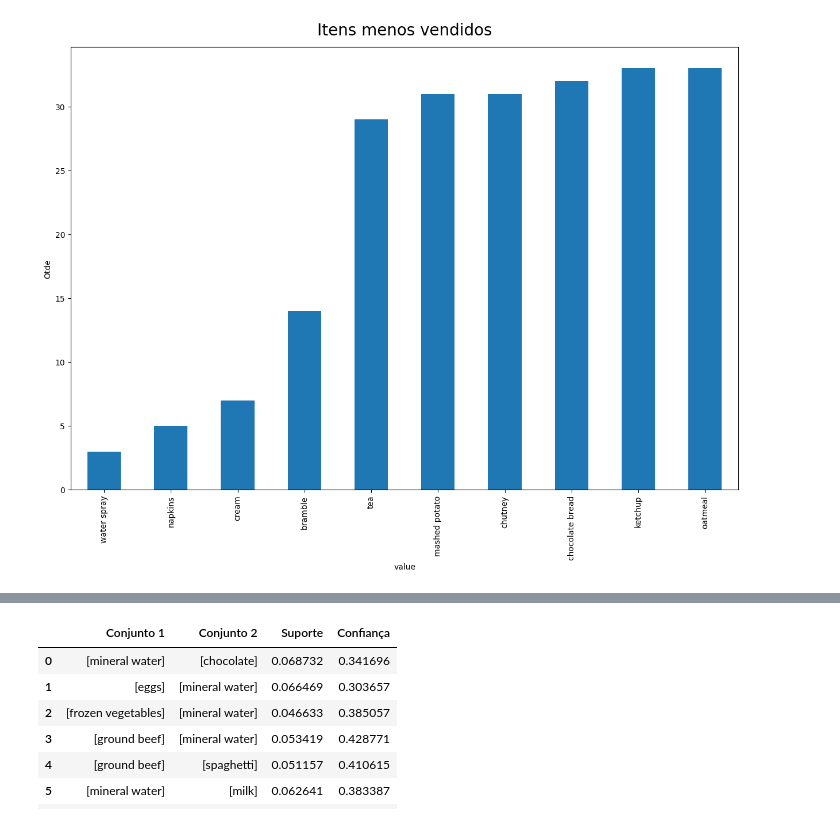
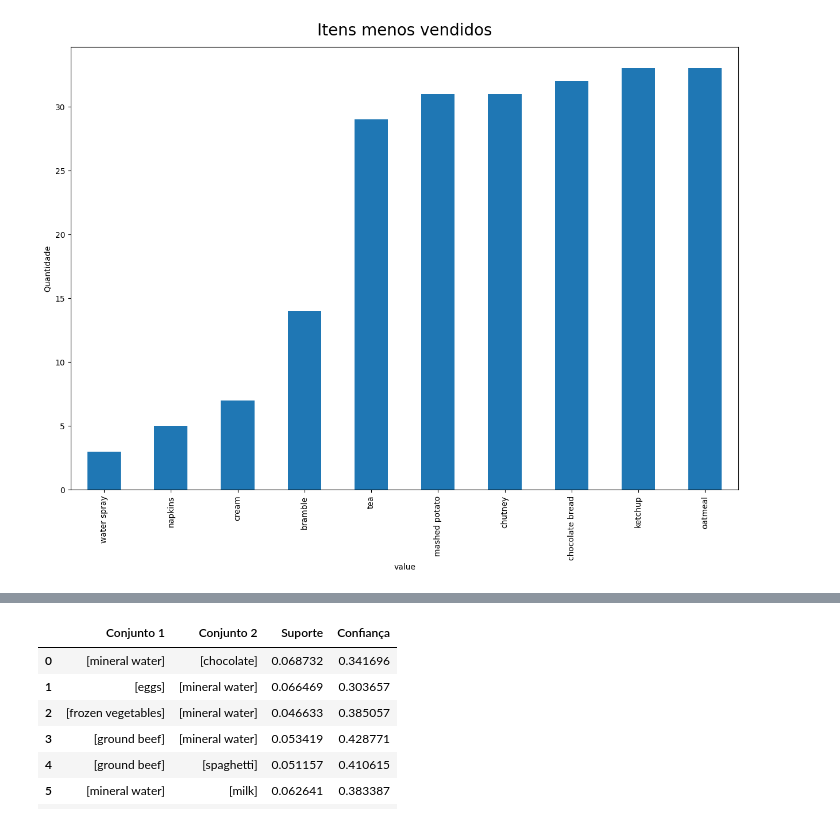
Before and after one commit to DjalmaHenry/data-mining-apriori, a Jupyter notebook: Apriori_Association_Rules.ipynb, the cells around one changed output, grey strips where cells are left out. Drawn from its saved outputs; the diff is of its cells as text; code cells hidden in the pictures.

```diff
--- a/Apriori_Association_Rules.ipynb
+++ b/Apriori_Association_Rules.ipynb
@@ -58,12 +58,12 @@ plt.show()
 # %%
 # Pegando itens menos vendidos
 qtde_itens = itens.value_counts()
 barra = qtde_itens.nsmallest(10).plot(kind='bar')
 barra.set_title('Itens menos vendidos', size=20, weight=500, pad=15)
-barra.set_ylabel('Otde')
+barra.set_ylabel('Quantidade')
 plt.show()
 # %% [output]
-[figure, old version]
+[figure, new version]
 # %%
 # Removendo registros de transação que só tem um único produto.
 # Pois na associação precisamos de dois ou mais.
```
Also changed, not shown: parts of 1 cell of this notebook.
